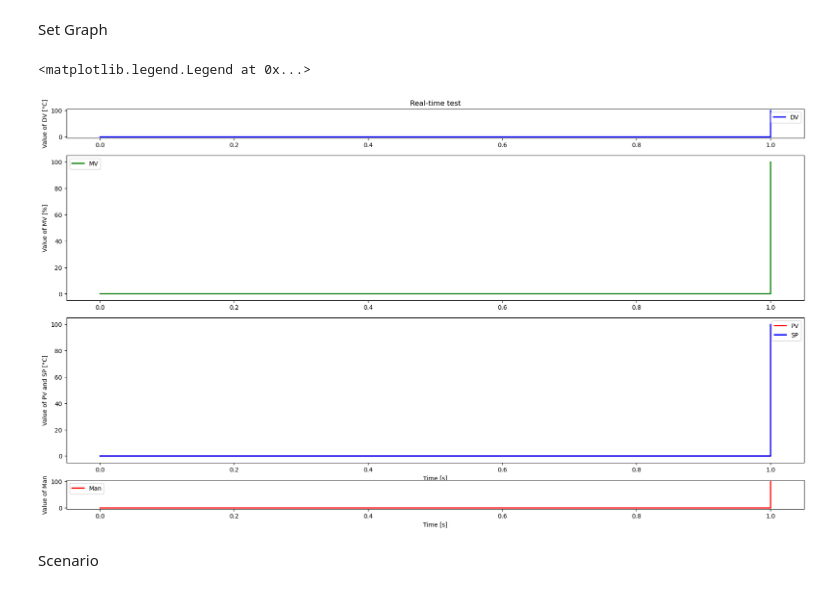
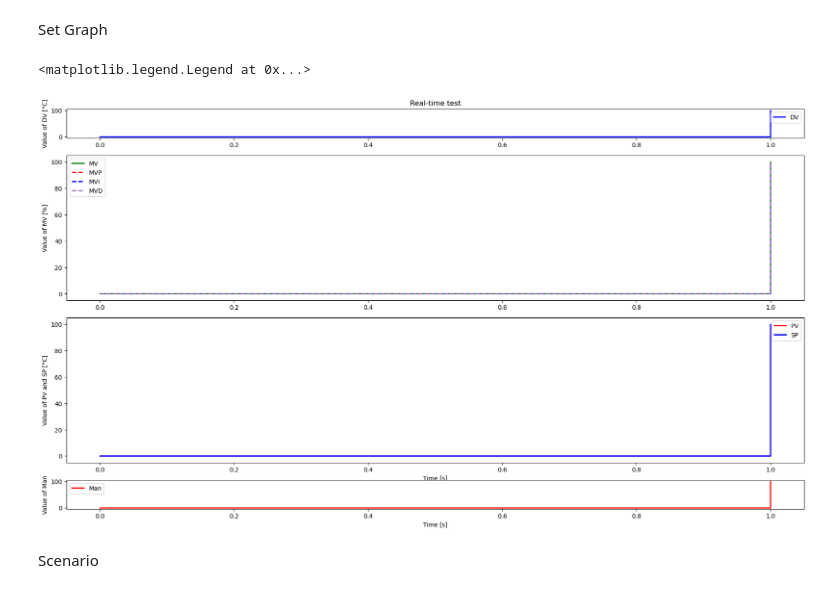
Before and after one commit to MSuiram/Labo_ControlTheory, a Jupyter notebook: Simulation_CLP_PID_FF.ipynb, the cells around one changed output. Drawn from its saved outputs; the diff is of its cells as text; code cells hidden in the pictures.

```diff
--- a/Simulation_CLP_PID_FF.ipynb
+++ b/Simulation_CLP_PID_FF.ipynb
@@ -16,33 +16,36 @@ Set Graph
 # %%
 Graph_after = True
 
 fig, (ax1, ax2, ax3, ax4) = plt.subplots(4,1, figsize=(15,9),
                         gridspec_kw={'height_ratios': [1, 5, 5, 1]})
 fig.set_figheight(12)
 fig.set_figwidth(22)
 
 l1, = ax1.step([0,1],[0,100],'b-',linewidth=2,label='DV',where='post')
 ax1.set_ylabel('Value of DV [°C]')
 ax1.set_title('Real-time test')
 ax1.legend(loc='best')
 
 l2, = ax2.step([0,1],[0,100],'g-',linewidth=2,label='MV',where='post')
+l6, = ax2.step([0,1],[0,100], color='r', linestyle='--', linewidth=2, label='MVP', where='post')
+l7, = ax2.step([0,1],[0,100], color='b', linestyle='--', linewidth=2, label='MVI', where='post')
+l8, = ax2.step([0,1],[0,100], color='#9467bd', linestyle='--', linewidth=2, label='MVD', where='post')
 ax2.set_ylabel('Value of MV [%]')
 ax2.legend(loc='best')
 
 l3, = ax3.step([0,1],[0,100],'r-',linewidth=2,label='PV',where='post')
 l4, = ax3.step([0,1],[0,100],'b-',linewidth=2,label='SP',where='post')
 ax3.set_xlabel('Time [s]')
 ax3.set_ylabel('Value of PV and SP [°C]')
 ax3.legend(loc='best')
 
 l5, = ax4.step([0,1],[0,100],'r-',linewidth=2,label='Man',where='post')
 ax4.set_xlabel('Time [s]')
 ax4.set_ylabel('Value of Man')
 ax4.legend(loc='best')
 # %% [output]
 <matplotlib.legend.Legend at 0x...>
-[figure, old version]
+[figure, new version]
 # %% [markdown]
 Scenario
 # %%
```
Also changed, not shown: parts of 1 cell of this notebook.
